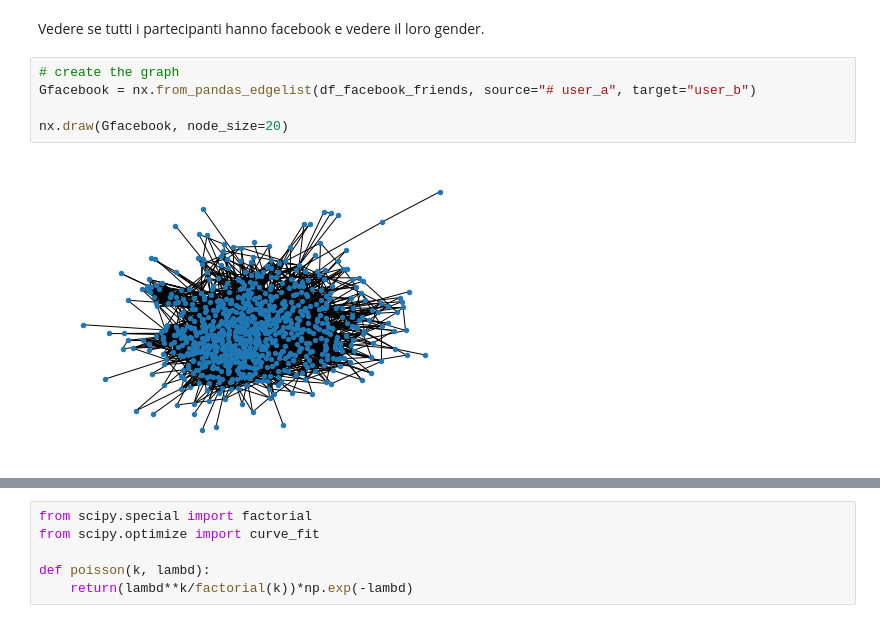
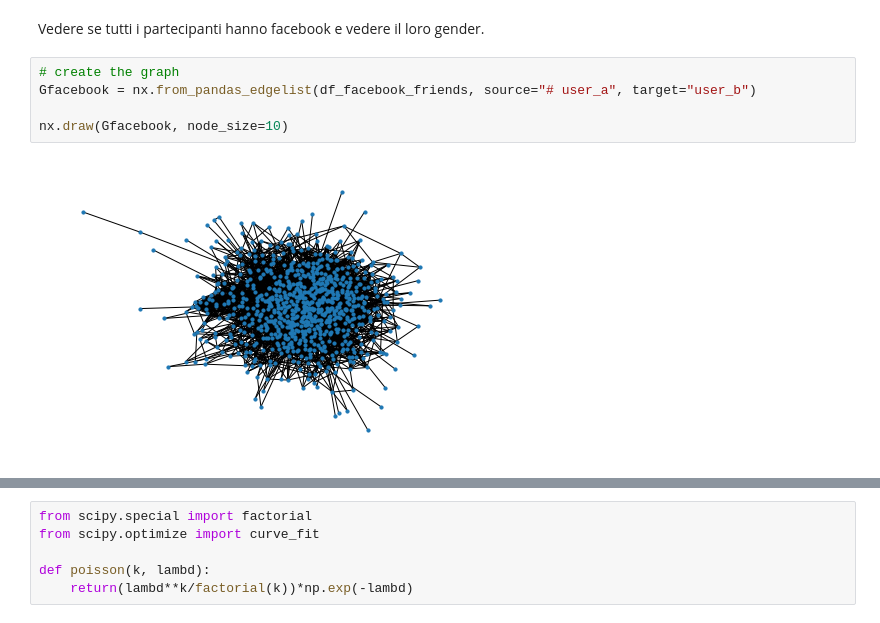
Before and after one commit to dariobaron/copenhagen_project, a Jupyter notebook: Marika_a_Copenhagen.ipynb, the cells around one changed output, grey strips where cells are left out. Cells and saved outputs as stored; diff of their text form.

```diff
--- a/Marika_a_Copenhagen.ipynb
+++ b/Marika_a_Copenhagen.ipynb
@@ -49,10 +49,10 @@ Vedere se tutti i partecipanti hanno facebook e vedere il loro gender.
 # %%
 # create the graph
 Gfacebook = nx.from_pandas_edgelist(df_facebook_friends, source="# user_a", target="user_b")
 
-nx.draw(Gfacebook, node_size=20)
+nx.draw(Gfacebook, node_size=10)
 # %% [output]
-[figure, old version]
+[figure, new version]
 # %%
 pos = nx.fruchterman_reingold_layout(Gfacebook)
 nx.draw_networkx_nodes(Gfacebook, pos, node_size=10, node_color="black");
```
Also changed, not shown: parts of 20 cells of this notebook, 8 other files.
